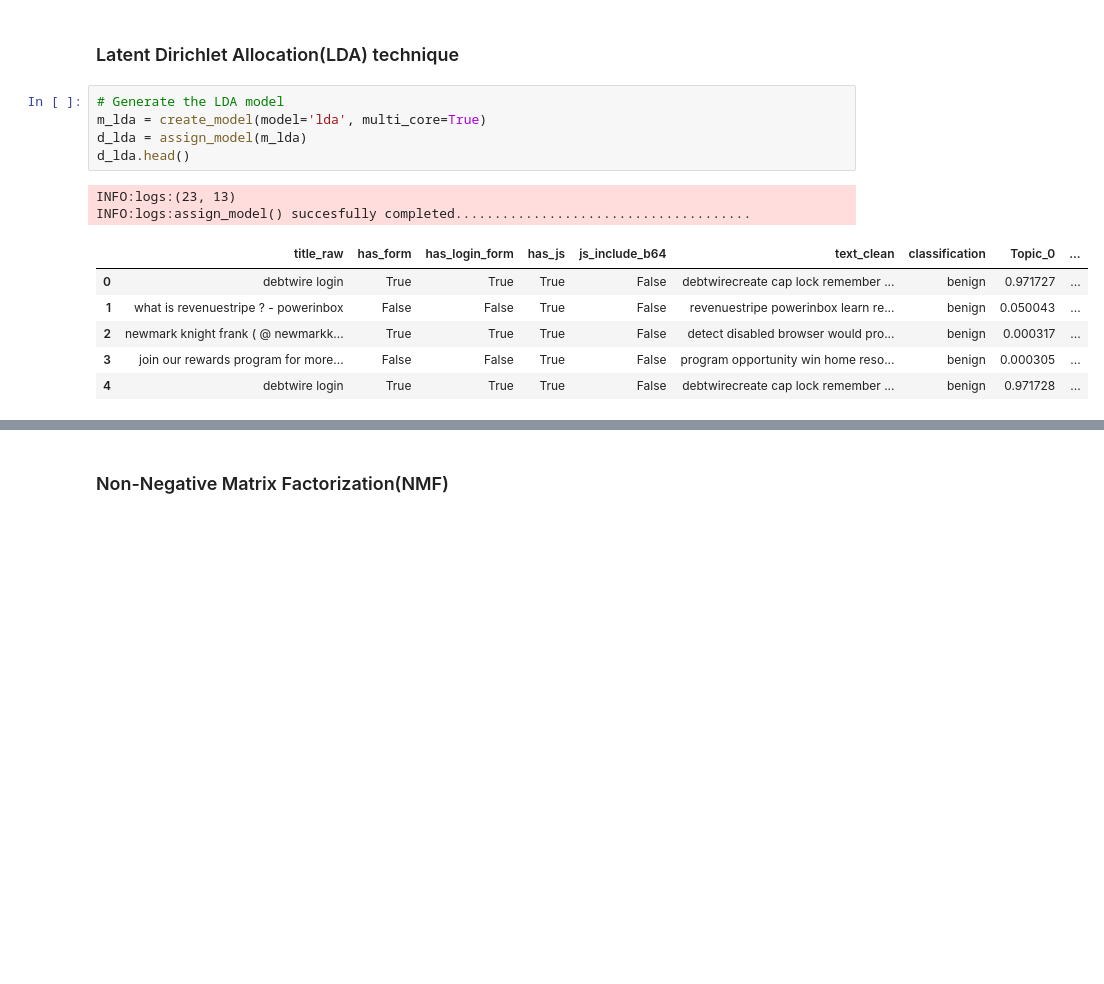
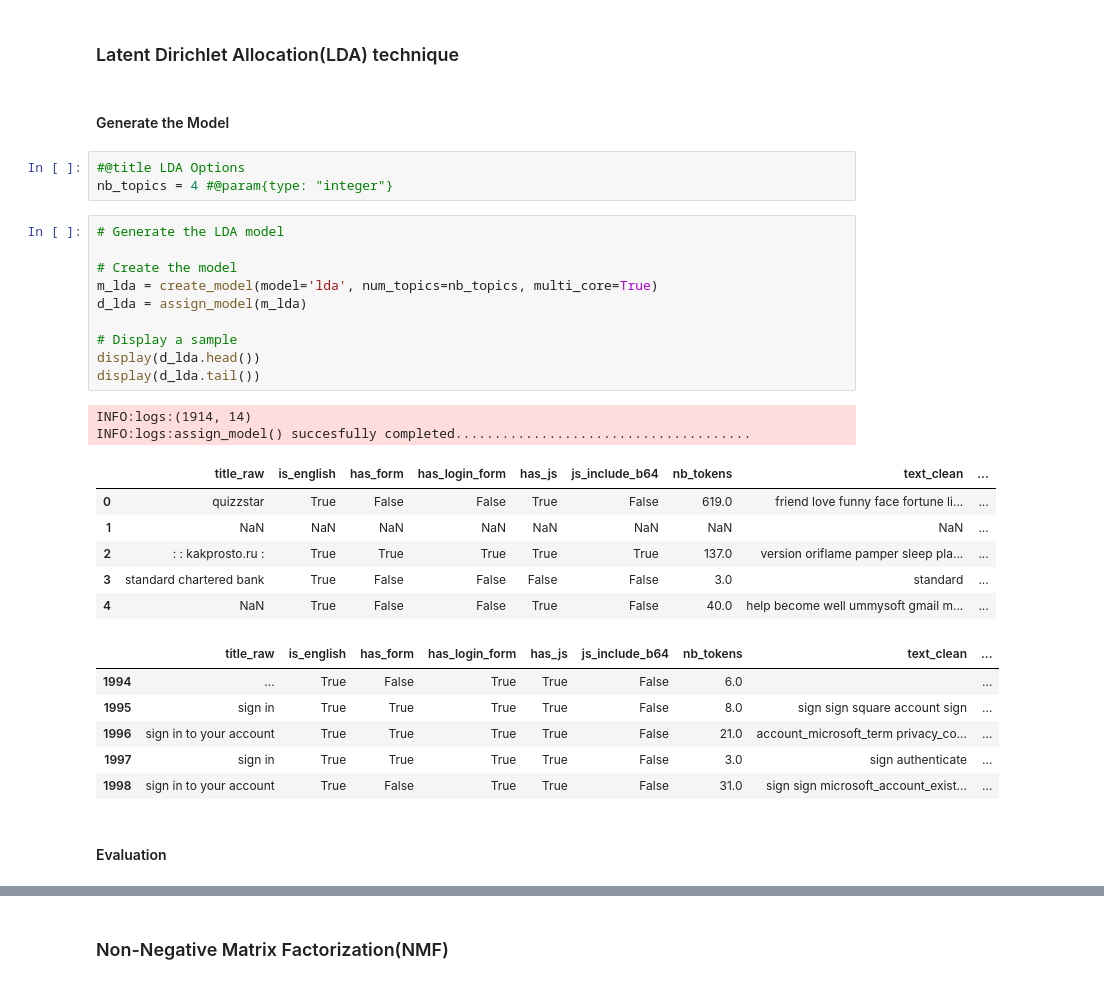
Before and after one commit to DeepCodeSec/ml1000-p3, a Jupyter notebook: notebooks/p3.ipynb, the cells around one changed output, grey strips where cells are left out. Saved outputs shown, nothing was run; the diff lists cells and outputs as text; blank space fills up the shorter version.

```diff
--- a/notebooks/p3.ipynb
+++ b/notebooks/p3.ipynb
@@ -80,17 +227,35 @@ clsf = setup(data = df, target = 'text_clean')
 INFO:logs:setup() succesfully completed......................................
 # %% [markdown]
 ### Latent Dirichlet Allocation(LDA) technique
+# %% [markdown]
+#### Generate the Model
+# %%
+#@title LDA Options
+nb_topics = 4 #@param{type: "integer"}
 # %%
 # Generate the LDA model
-m_lda = create_model(model='lda', multi_core=True)
+
+# Create the model
+m_lda = create_model(model='lda', num_topics=nb_topics, multi_core=True)
 d_lda = assign_model(m_lda)
-d_lda.head()
+
+# Display a sample
+display(d_lda.head())
+display(d_lda.tail())
 # %% [output]
-INFO:logs:(23, 13)
+INFO:logs:(1914, 14)
 INFO:logs:assign_model() succesfully completed......................................
-|  | title_raw | has_form | has_login_form | has_js | js_include_b64 | text_clean | classification | Topic_0 | ... |
-| 0 | debtwire login | True | True | True | False | debtwirecreate cap lock remember ... | benign | 0.971727 | ... |
-| 1 | what is revenuestripe ? - powerinbox | False | False | True | False | revenuestripe powerinbox learn re... | benign | 0.050043 | ... |
-| 2 | newmark knight frank ( @ newmarkk... | True | True | True | False | detect disabled browser would pro... | benign | 0.000317 | ... |
-| 3 | join our rewards program for more... | False | False | True | False | program opportunity win home reso... | benign | 0.000305 | ... |
-| 4 | debtwire login | True | True | True | False | debtwirecreate cap lock remember ... | benign | 0.971728 | ... |
+|  | title_raw | is_english | has_form | has_login_form | has_js | js_include_b64 | nb_tokens | text_clean | ... |
+| 0 | quizzstar | True | False | False | True | False | 619.0 | friend love funny face fortune li... | ... |
+| 1 | NaN | NaN | NaN | NaN | NaN | NaN | NaN | NaN | ... |
+| 2 | : : kakprosto.ru : | True | True | True | True | True | 137.0 | version oriflame pamper sleep pla... | ... |
+| 3 | standard chartered bank | True | False | False | False | False | 3.0 | standard | ... |
+| 4 | NaN | True | False | False | True | False | 40.0 | help become well ummysoft gmail m... | ... |
+|  | title_raw | is_english | has_form | has_login_form | has_js | js_include_b64 | nb_tokens | text_clean | ... |
+| 1994 | ... | True | False | True | True | False | 6.0 |  | ... |
+| 1995 | sign in | True | True | True | True | False | 8.0 | sign sign square account sign | ... |
+| 1996 | sign in to your account | True | True | True | True | False | 21.0 | account_microsoft_term privacy_co... | ... |
+| 1997 | sign in | True | True | True | True | False | 3.0 | sign authenticate | ... |
+| 1998 | sign in to your account | True | False | True | True | False | 31.0 | sign sign microsoft_account_exist... | ... |
+# %% [markdown]
+#### Evaluation
```
Also changed, not shown: parts of 59 cells of this notebook.
